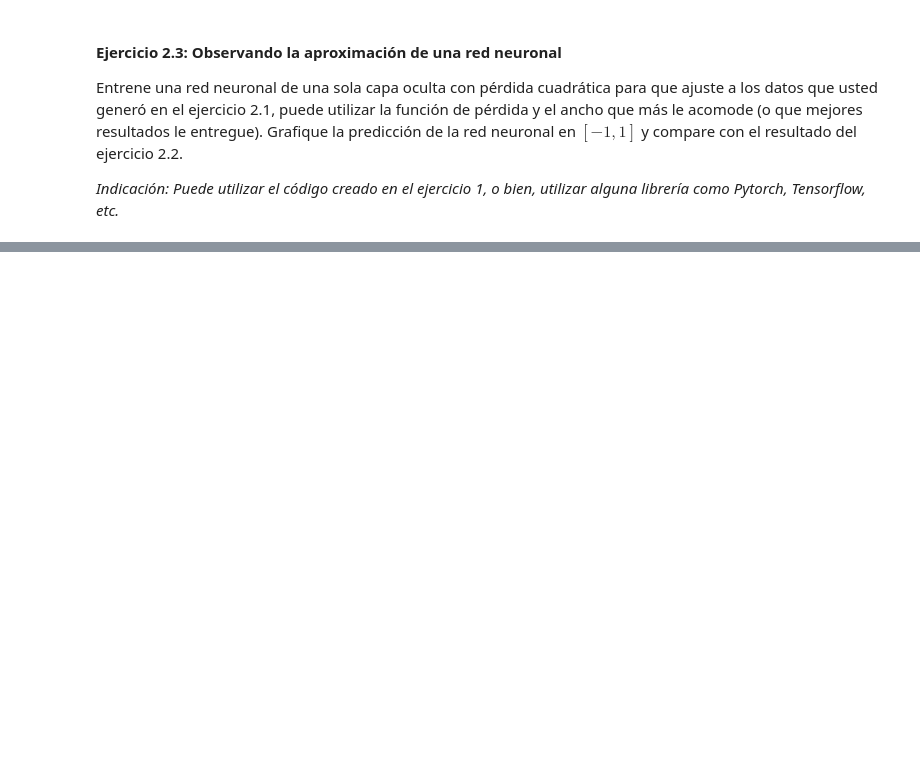
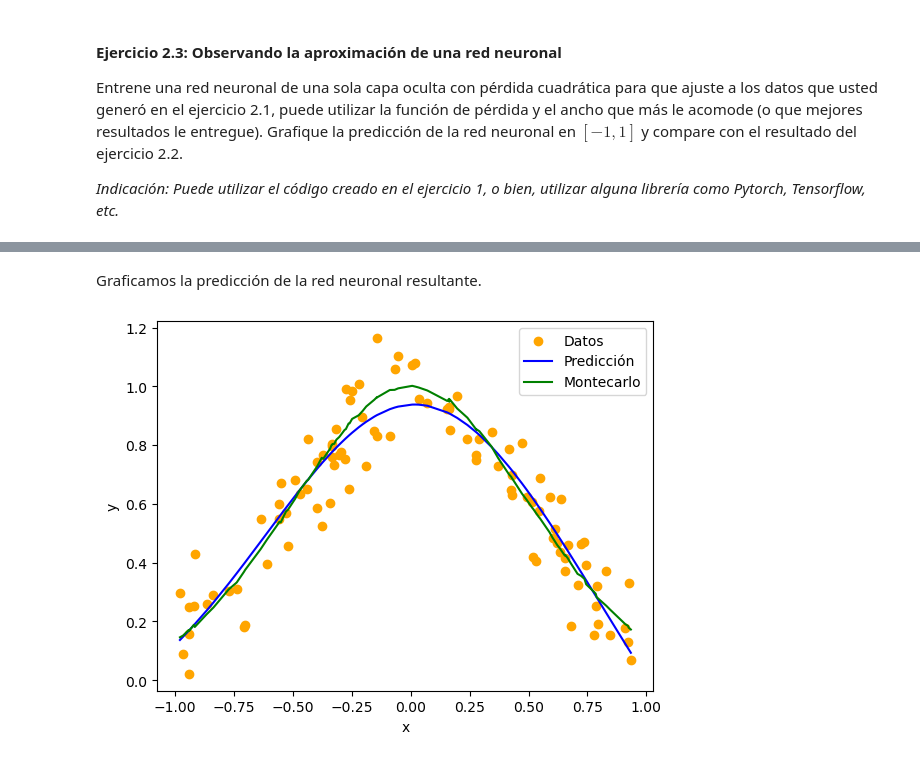
Before and after one commit to Sebastijo/Topicos-Matematicos-en-ML-y-DL, a Jupyter notebook: Tarea 2 - DeepONets/submission/Enunciado_Tarea_2.ipynb, the cells around one changed output, grey strips where cells are left out. Saved outputs shown, nothing was run; the diff lists cells and outputs as text; code cells hidden in the pictures; blank space fills up the shorter version.

```diff
--- a/Tarea 2 - DeepONets/submission/Enunciado_Tarea_2.ipynb
+++ b/Tarea 2 - DeepONets/submission/Enunciado_Tarea_2.ipynb
@@ -815,16 +892,22 @@ ax.set_ylabel("Pérdida")
+# %% [markdown]
+Graficamos la predicción de la red neuronal resultante.
 # %%
 # Graficamos el resultado:
+x_test = np.linspace(-1, 1, 600)
+x_sorted = np.sort(x_test)
 fig = plt.figure()
 ax = fig.add_subplot(111)
 ax.scatter(x, y, label="Datos", color="orange")
 ax.plot(
     sorted_x,
     model(torch.tensor(sorted_x).unsqueeze(1)).detach().numpy(),
     label="Predicción",
     color="blue",
 )
-ax.plot(sorted_x, montecarlo(sorted_x, 10), label="Montecarlo", color="green")
+ax.plot(sorted_x, montecarlo(sorted_x, 1000), label="Montecarlo", color="green")
 ax.set_xlabel("x")
 ax.set_ylabel("y")
 ax.legend()
-fig.show()
+plt.show()
+# %% [output]
+[figure, added]
```
Also changed, not shown: parts of 26 cells of this notebook.
